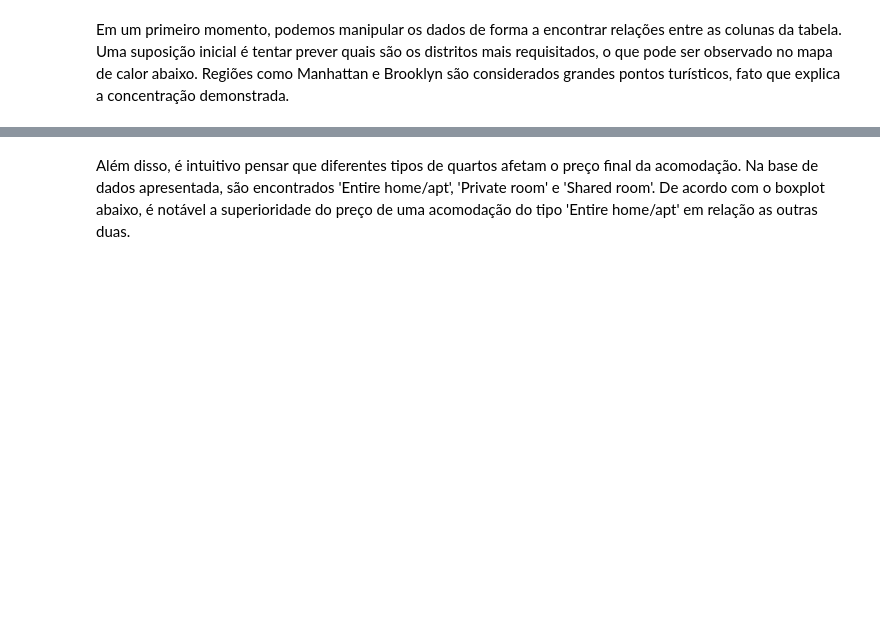
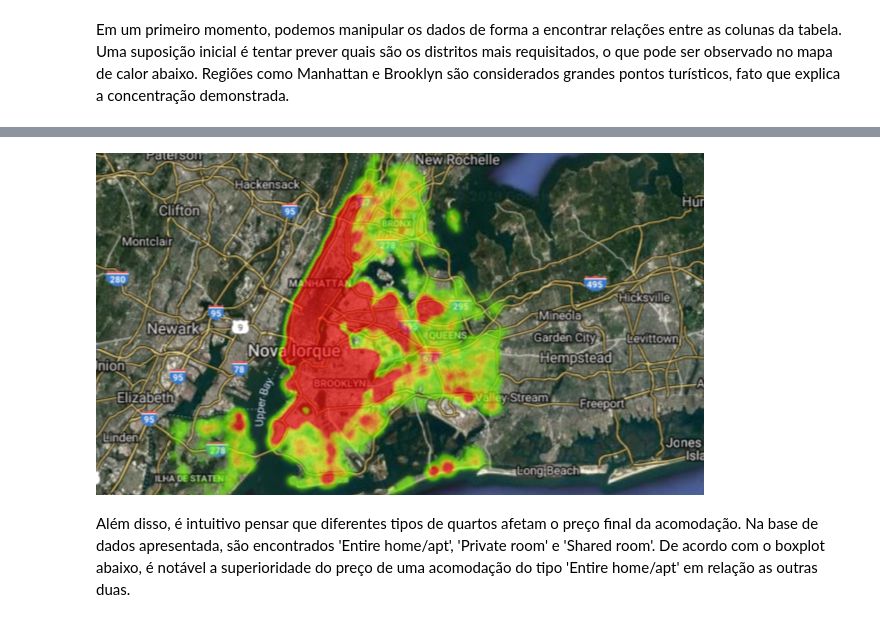
Before and after one commit to LucasPMM/Airbnb_Data_Analysis, a Jupyter notebook: Airbnb Analyzes.ipynb, the cells around one changed output, grey strips where cells are left out. Cells and saved outputs as stored; diff of their text form; code cells hidden in the pictures; blank space fills up the shorter version.

```diff
--- a/Airbnb Analyzes.ipynb
+++ b/Airbnb Analyzes.ipynb
@@ -58,3 +45,8 @@ fig
+# %%
+from IPython.display import Image
+Image(filename='Localizacao.png')
+# %% [output]
+[figure, added]
 # %% [markdown]
 Além disso, é intuitivo pensar que diferentes tipos de quartos afetam o preço final da acomodação. Na base de dados apresentada, são encontrados 'Entire home/apt', 'Private room' e 'Shared room'. De acordo com o boxplot abaixo, é notável a superioridade do preço de uma acomodação do tipo 'Entire home/apt' em relação as outras duas.
 # %%
```
Also changed, not shown: parts of 18 cells of this notebook, 3 other files.
